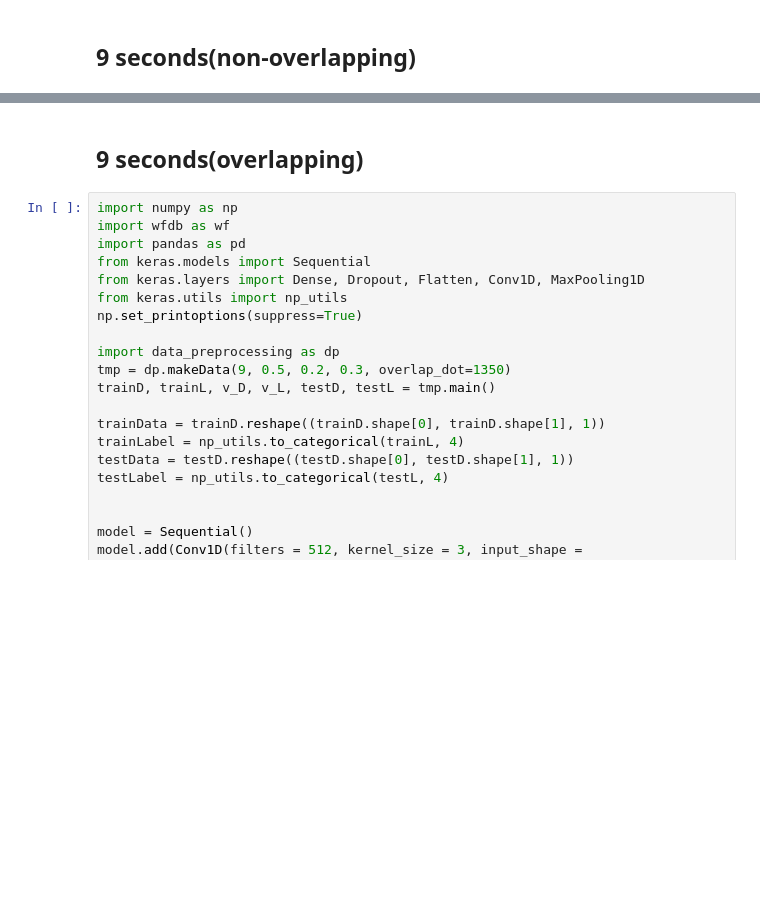
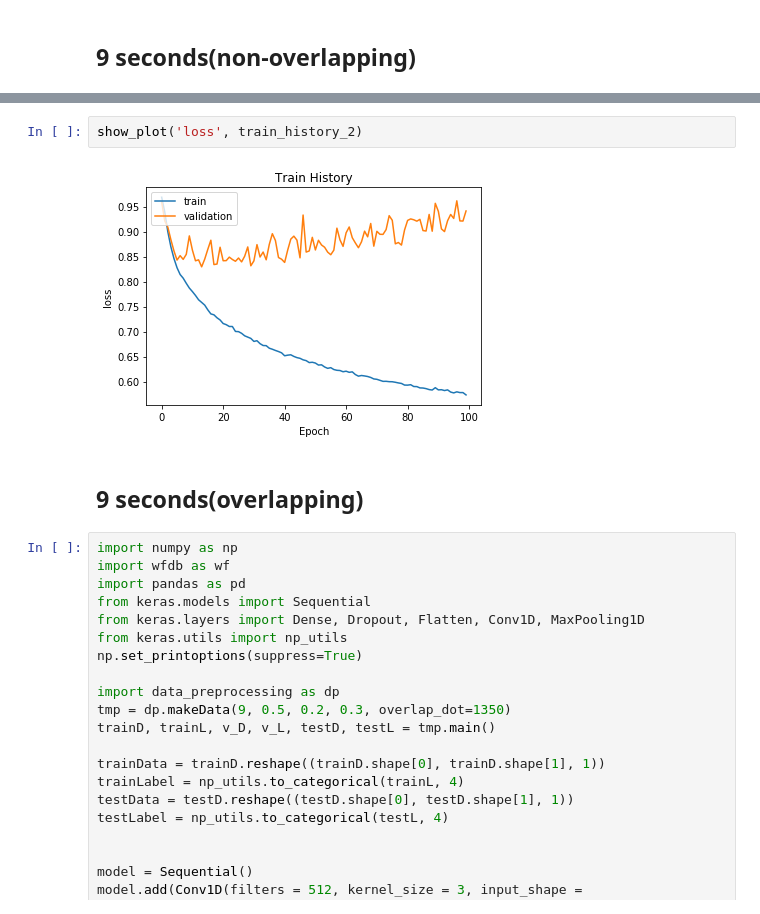
Before and after one commit to yanshuolee/ECG-AF-Detection, a Jupyter notebook: model_training.ipynb, the cells around one changed output, grey strips where cells are left out. Cells and saved outputs as stored; diff of their text form; blank space fills up the shorter version.

```diff
--- a/model_training.ipynb
+++ b/model_training.ipynb
@@ -102,3 +131,7 @@ NameError: name 'train_history' is not defined
+# %%
+show_plot('loss', train_history_2)
+# %% [output]
+[figure, added]
 # %% [markdown]
 ## 9 seconds(overlapping)
 # %%
```
Also changed, not shown: parts of 4 cells of this notebook, 1 other file.
